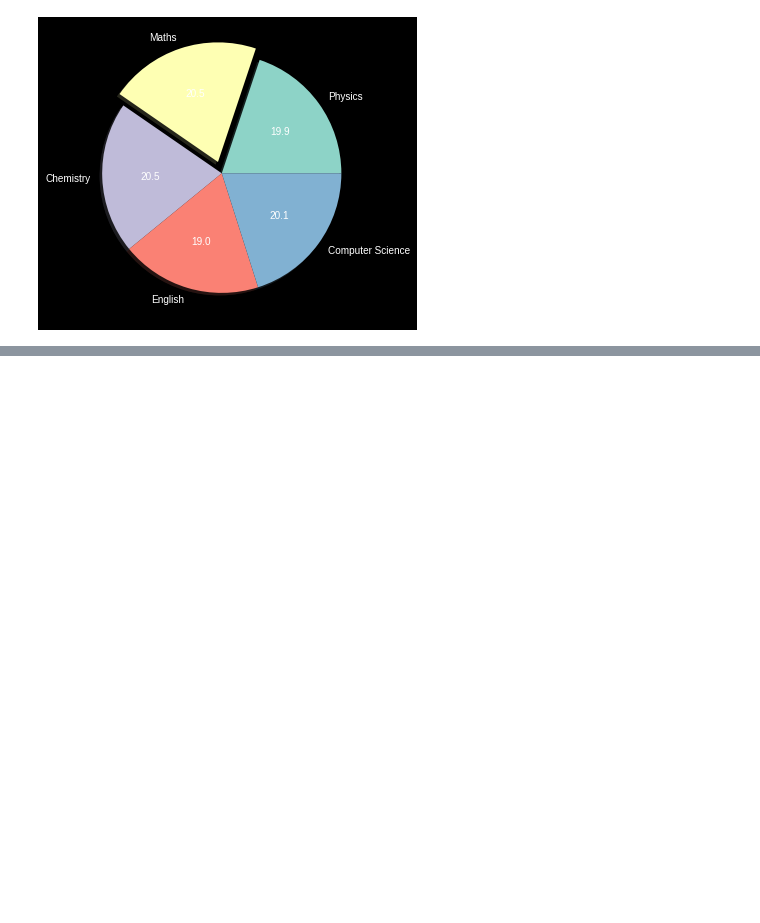
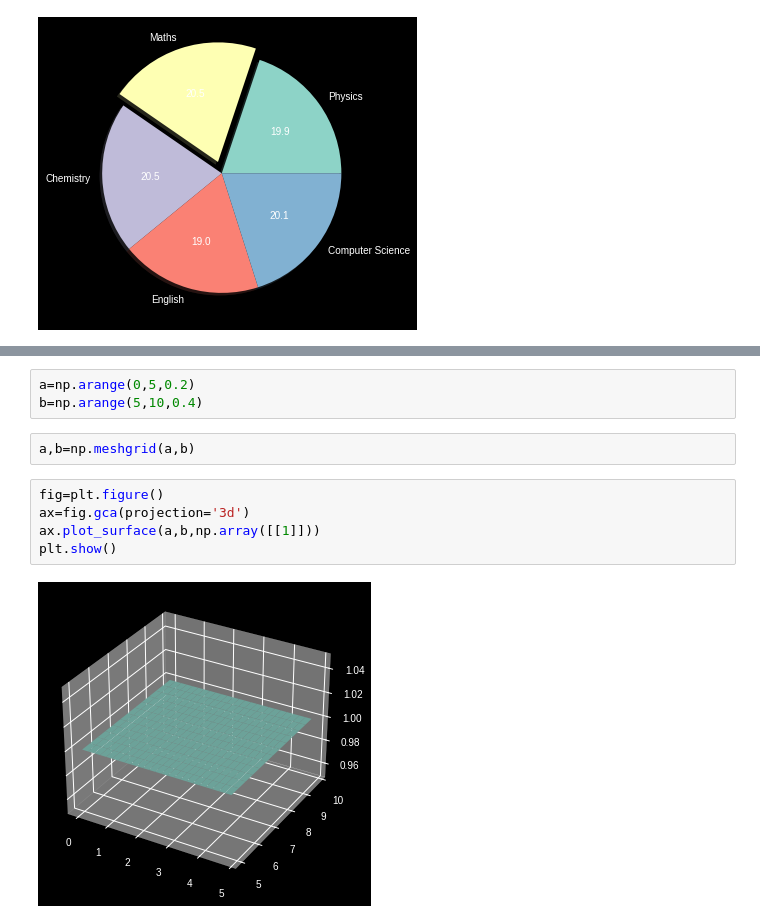
Before and after one commit to Alpha-0010/DataScience, a Jupyter notebook: Data Viz- Matplotlib/Matplotlib.ipynb, the cells around one changed output, grey strips where cells are left out. Saved outputs shown, nothing was run; the diff lists cells and outputs as text; blank space fills up the shorter version.

```diff
--- a/Data Viz- Matplotlib/Matplotlib.ipynb
+++ b/Data Viz- Matplotlib/Matplotlib.ipynb
@@ -125,0 +203,12 @@ Microsoft, Visa, Adobe, Optum, UBS, Morgan Stanley, JP Morgan, 3 startups, Motor
+# %%
+a=np.arange(0,5,0.2)
+b=np.arange(5,10,0.4)
+# %%
+a,b=np.meshgrid(a,b)
+# %%
+fig=plt.figure()
+ax=fig.gca(projection='3d')
+ax.plot_surface(a,b,np.array([[1]]))
+plt.show()
+# %% [output]
+[figure, added]
```
Also changed, not shown: parts of 17 cells of this notebook.
